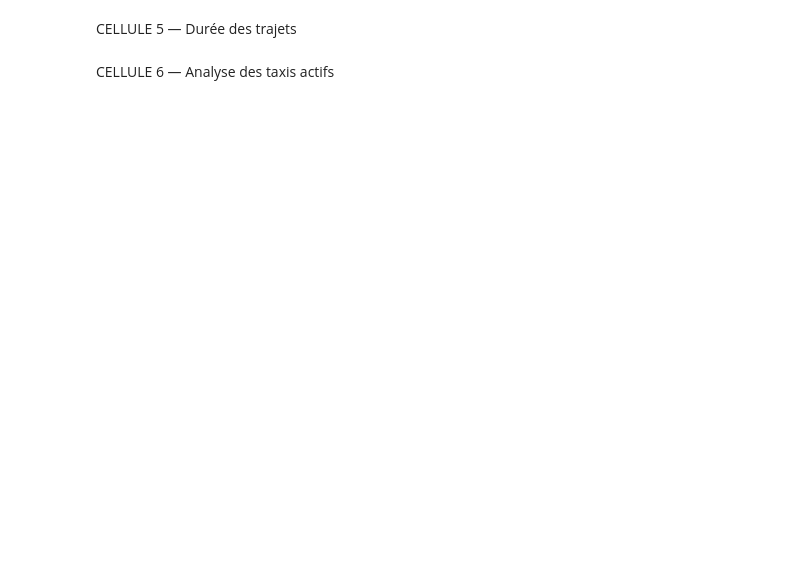
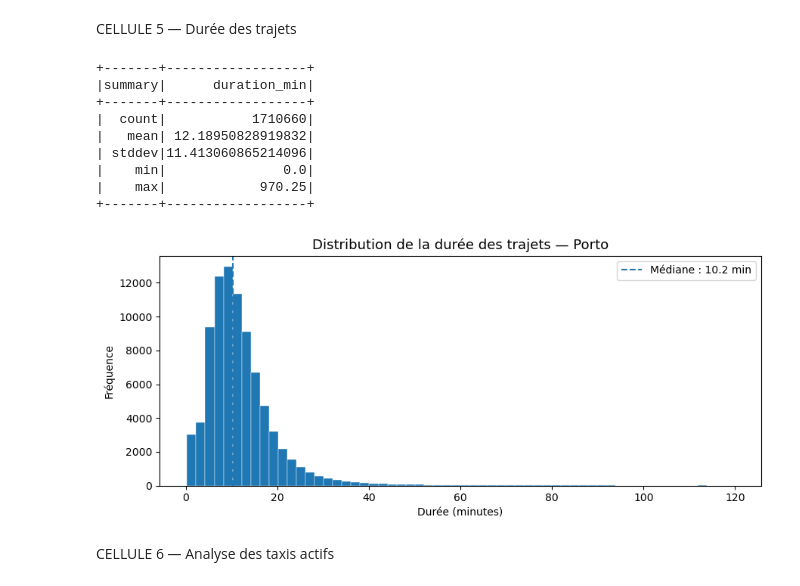
Before and after one commit to ilhameelma/taasim_big_data, a Jupyter notebook: notebooks/01_porto_profiling.ipynb, the cells around one changed output. Cells and saved outputs as stored; diff of their text form; code cells hidden in the pictures; blank space fills up the shorter version.

```diff
--- a/notebooks/01_porto_profiling.ipynb
+++ b/notebooks/01_porto_profiling.ipynb
@@ -113,34 +196,63 @@ plt.show()
 # %% [markdown]
 CELLULE 5 — Durée des trajets
 # %%
-# Le champ POLYLINE est un JSON array : longueur × 15 sec = durée du trajet
+import matplotlib.pyplot as plt
+from pyspark.sql import functions as F
+from pyspark.sql.types import ArrayType, DoubleType
 
-from pyspark.sql.functions import length, regexp_count
+# Filtrer les trajets valides + calcul durée
+df_dur = df.filter(F.col("MISSING_DATA") == "False") \
+    .withColumn(
+        "polyline_len",
+        F.size(
+            F.from_json(
+                F.col("POLYLINE"),
+                ArrayType(ArrayType(DoubleType()))
+            )
+        )
+    ) \
+    .withColumn("duration_min", F.col("polyline_len") * 15 / 60)
 
-# Compter les points GPS dans POLYLINE (chaque [lon,lat] = 1 point)
-df_dur = df.filter(F.col("MISSING_DATA") == "False") \
-           .withColumn("polyline_len",
-               F.size(F.from_json(F.col("POLYLINE"), ArrayType(ArrayType(DoubleType()))))) \
-           .withColumn("duration_min", F.col("polyline_len") * 15 / 60)
-
+# Statistiques
 stats = df_dur.select("duration_min").describe()
 stats.show()
 
-# Distribution des durées (filtrer > 0 et < 120 min)
-dur_pdf = df_dur.filter((F.col("duration_min") > 0) & (F.col("duration_min") < 120)) \
-                .select("duration_min").sample(0.05).toPandas()
+# Conversion en pandas (échantillon)
+dur_pdf = df_dur.filter(
+    (F.col("duration_min") > 0) & (F.col("duration_min") < 120)
+).select("duration_min").sample(0.05).toPandas()
 
+# Plot
 fig, ax = plt.subplots(figsize=(9, 4))
-ax.hist(dur_pdf["duration_min"], bins=60, color="#378ADD", edgecolor="white", linewidth=0.3)
+ax.hist(dur_pdf["duration_min"], bins=60, edgecolor="white", linewidth=0.3)
 ax.set_title("Distribution de la durée des trajets — Porto", fontsize=13)
 ax.set_xlabel("Durée (minutes)")
 ax.set_ylabel("Fréquence")
-ax.axvline(dur_pdf["duration_min"].median(), color="red", linestyle="--",
-           label=f"Médiane : {dur_pdf['duration_min'].median():.1f} min")
+
+median_val = dur_pdf["duration_min"].median()
+ax.axvline(median_val, linestyle="--",
+           label=f"Médiane : {median_val:.1f} min")
+
 ax.legend()
 plt.tight_layout()
+
+# ⚠️ vérifier que le dossier existe
+import os
+os.makedirs("/home/jovyan/work/notebooks/image", exist_ok=True)
+
 plt.savefig("/home/jovyan/work/notebooks/image/trip_duration.png", dpi=150)
 plt.show()
+# %% [output]
++-------+------------------+
+|summary|      duration_min|
++-------+------------------+
+|  count|           1710660|
+|   mean| 12.18950828919832|
+| stddev|11.413060865214096|
+|    min|               0.0|
+|    max|            970.25|
++-------+------------------+
+[figure, added]
 # %% [markdown]
 CELLULE 6 — Analyse des taxis actifs
 # %%
```
Also changed, not shown: parts of 9 cells of this notebook, 8 other files.
